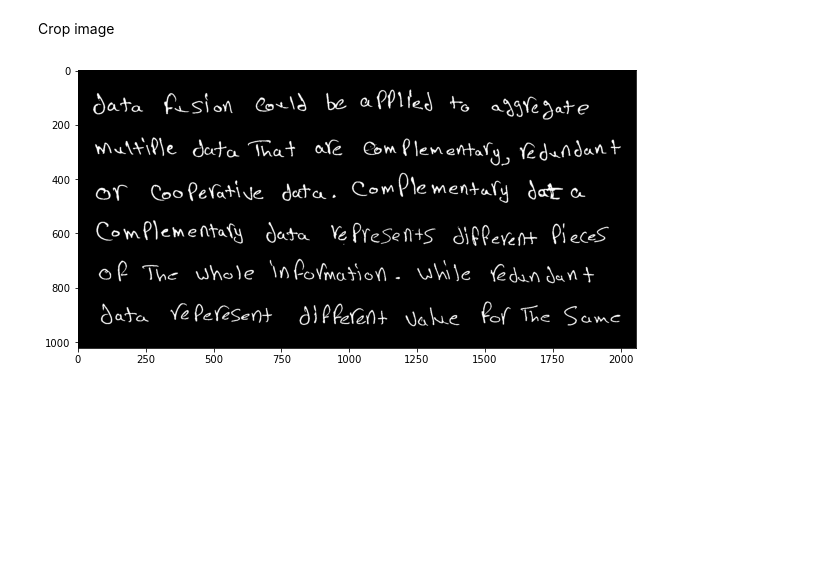
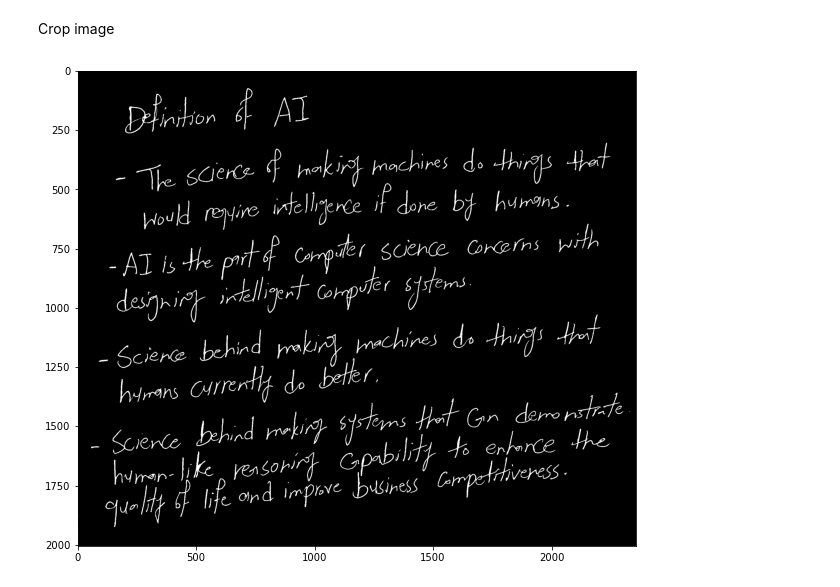
Before and after one commit to Elonsolmostafa1/Pattern-Recognition, a Jupyter notebook: Attempts/Image_Threshold_AND_crop.ipynb, the cells around one changed output. Saved outputs shown, nothing was run; the diff lists cells and outputs as text; code cells hidden in the pictures; blank space fills up the shorter version.

Commit message:
implement preprocessing function in project file

```diff
--- a/Attempts/Image_Threshold_AND_crop.ipynb
+++ b/Attempts/Image_Threshold_AND_crop.ipynb
@@ -3,24 +7,22 @@ Crop image
 # %%
-import cv2
-import functools
-import matplotlib.pyplot as plt
-
-# Opens a image in RGB mode
-image = cv2.imread("..\\Data_split\\train\\Males\\M1.jpg")
-image = cv2.cvtColor(image,cv2.COLOR_RGB2GRAY)
-height, width = image.shape
-img = cv2.GaussianBlur(image, (9, 9), 0) #decrease noise for dialation
-img = cv2.adaptiveThreshold(img, 255, cv2.ADAPTIVE_THRESH_GAUSSIAN_C,cv2.THRESH_BINARY_INV, 101, 30)
-image = cv2.adaptiveThreshold(image, 255, cv2.ADAPTIVE_THRESH_GAUSSIAN_C,cv2.THRESH_BINARY_INV, 101, 30)
-kernel = cv2.getStructuringElement(cv2.MORPH_RECT, (15, 20))
-img = cv2.dilate(img, kernel, iterations=8)
-contours = cv2.findContours(img, cv2.RETR_EXTERNAL, cv2.CHAIN_APPROX_SIMPLE)[0]
-biggest_contour = functools.reduce(lambda c1, c2: c1 if cv2.contourArea(c1) > cv2.contourArea(c2) else c2,contours) #find the biggest contour for text area
-x, y, w, h = cv2.boundingRect(biggest_contour) # find smallest rect that can contain the text area after dialation
-image = image[y:y + h, x:x + w]
-
-fig = plt.figure(figsize=(10, 10))
-plt.imshow(image, cmap='gray')
-plt.show()
+def Preprocessing (image) :
+    image = cv2.cvtColor(image,cv2.COLOR_RGB2GRAY)
+    height, width = image.shape
+    img = cv2.GaussianBlur(image, (9, 9), 0) #decrease noise for dialation
+    img = cv2.adaptiveThreshold(img, 255, cv2.ADAPTIVE_THRESH_GAUSSIAN_C,cv2.THRESH_BINARY_INV, 101, 30)
+    image = cv2.adaptiveThreshold(image, 255, cv2.ADAPTIVE_THRESH_GAUSSIAN_C,cv2.THRESH_BINARY_INV, 101, 30)
+    kernel = cv2.getStructuringElement(cv2.MORPH_RECT, (15, 20))
+    img = cv2.dilate(img, kernel, iterations=8)
+    contours = cv2.findContours(img, cv2.RETR_EXTERNAL, cv2.CHAIN_APPROX_SIMPLE)[0]
+    biggest_contour = functools.reduce(lambda c1, c2: c1 if cv2.contourArea(c1) > cv2.contourArea(c2) else c2,contours) #find the biggest contour for text area
+    x, y, w, h = cv2.boundingRect(biggest_contour) # find smallest rect that can contain the text area after dialation
+    image = image[y:y + h, x:x + w]
+    return image
-# %% [output]
-[figure, removed]
+# %%
+image = cv2.imread("..\\Data_split\\train\\Males\\M20.jpg")
+img = Preprocessing(image)
+fig = plt.figure(figsize=(10, 10))
+plt.imshow(img, cmap='gray')
+plt.show()
+# %% [output]
+[figure, added]
```
Also changed, not shown: parts of 1 cell of this notebook, 1 other file.
